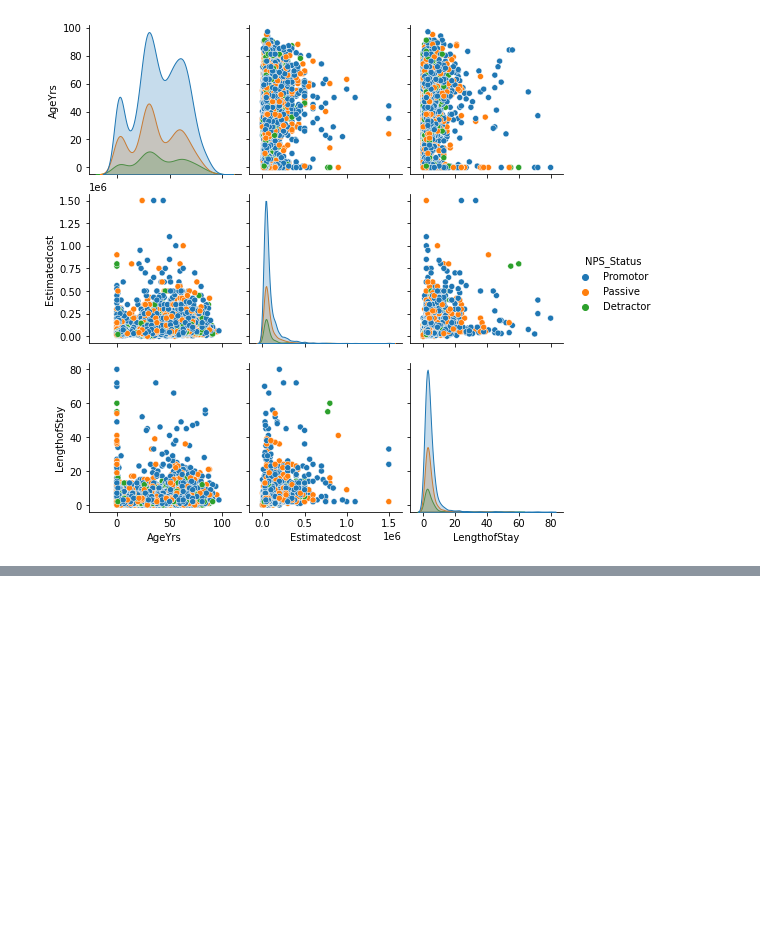
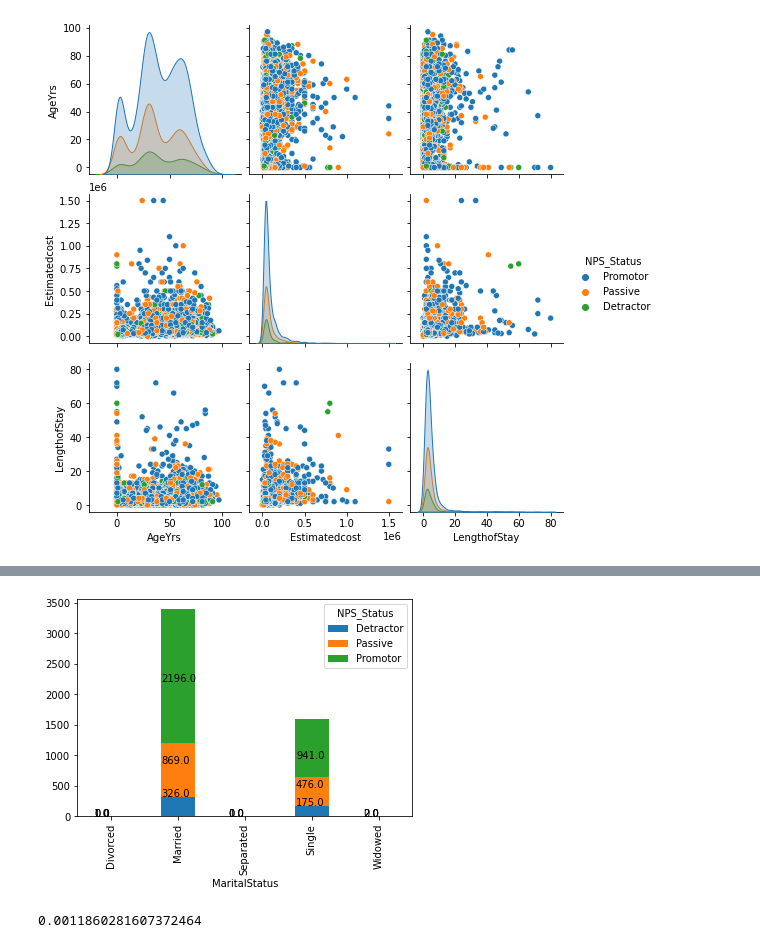
Before and after one commit to manthra16695/Code-360, a Jupyter notebook: Manipal_Hospitals.ipynb, the cells around one changed output, grey strips where cells are left out. Saved outputs shown, nothing was run; the diff lists cells and outputs as text; code cells hidden in the pictures; blank space fills up the shorter version.

```diff
--- a/Manipal_Hospitals.ipynb
+++ b/Manipal_Hospitals.ipynb
@@ -95,0 +116,20 @@ sns.pairplot(numericaldata,hue='NPS_Status')
+# %%
+## Factor Vs Factor Marital Status and NPS_Status
+
+crosstb=pd.crosstab(data['MaritalStatus'],data['NPS_Status'])
+
+# crosstb=pd.crosstab(data['MaritalStatus'],data['NPS_Status']).apply(lambda r: r/r.sum(), axis=1)
+ax=crosstb.plot(kind='bar',stacked=True,label=True)
+for p in ax.patches:
+    ax.annotate(str(p.get_height()), (p.get_x() * 1.005, p.get_height() * 1.005))
+# %% [output]
+[figure, added]
+# %%
+##Chisquared test to check for significance
+from scipy import stats
+
+c,p,dof,expected=stats.chi2_contingency(crosstb)
+p
+##Yes there is significance between Marital Status and NPS_Status
+# %% [output]
+0.0011860281607372464
```
Also changed, not shown: parts of 7 cells of this notebook.
